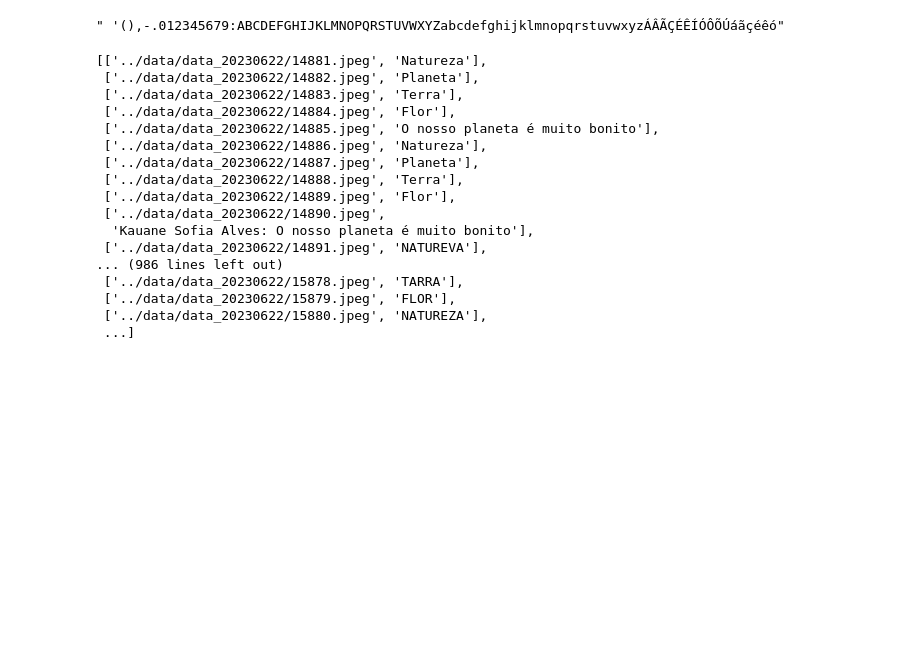
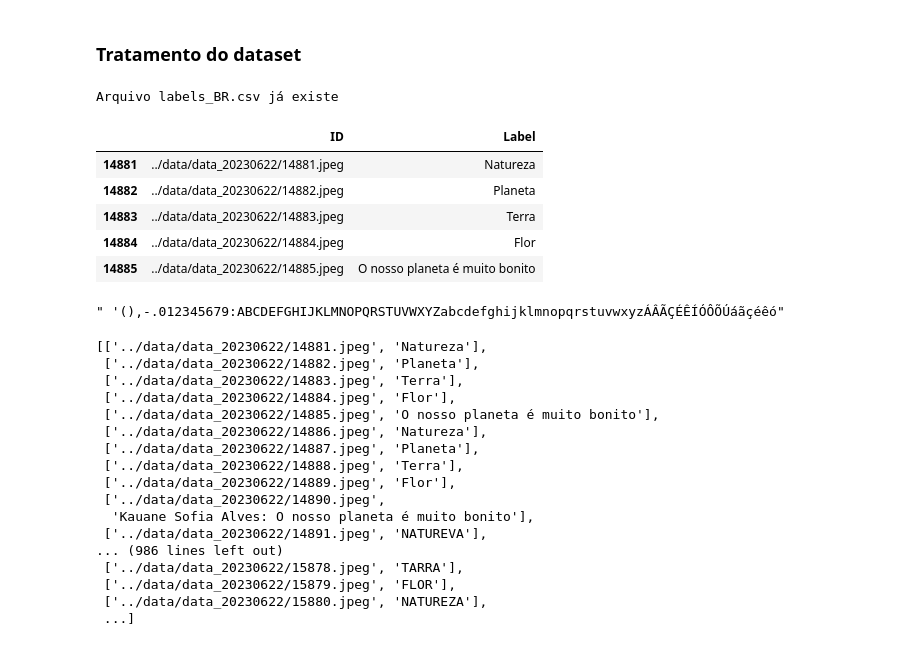
Before and after one commit to lucass235/Transcricao_de_Caligrafia, a Jupyter notebook: manuscrito_alunos/train.ipynb, the cells around one changed output. Cells and saved outputs as stored; diff of their text form; code cells hidden in the pictures; blank space fills up the shorter version.

```diff
--- a/manuscrito_alunos/train.ipynb
+++ b/manuscrito_alunos/train.ipynb
@@ -33,0 +47,3 @@ from handwriting_recognition_torch.configs import ModelConfigs
+# %%
+df = df[df['UserRole'] == 'PARTICIPANTBR']
+df.head()
@@ -34,3 +57,33 @@ from handwriting_recognition_torch.configs import ModelConfigs
+# %% [markdown]
+### Tratamento do dataset
+# %%
+# criar um novo dataframe com as colunas id e label
+df = df[['ID', 'Label']]
+# %%
+# transformar a coluna id em string
+df['ID'] = df['ID'].astype(str)
+# %%
+# adicionar uma string '../data/data_20230622/' no início da coluna id
+df['ID'] = '../data/data_20230622/' + df['ID'] + '.jpeg'
+# %%
+# Salvar novo dataframe em um arquivo csv
+name_path = 'labels_BR.csv'
+if not os.path.exists(name_path):
+    df.to_csv(name_path, index=False)
+    print(f'Arquivo {name_path} criado com sucesso!')
+else :
+    print(f'Arquivo {name_path} já existe')
+# %% [output]
+Arquivo labels_BR.csv já existe
+# %%
+df.head()
+# %% [output]
+|  | ID | Label |
+| 14881 | ../data/data_20230622/14881.jpeg | Natureza |
+| 14882 | ../data/data_20230622/14882.jpeg | Planeta |
+| 14883 | ../data/data_20230622/14883.jpeg | Terra |
+| 14884 | ../data/data_20230622/14884.jpeg | Flor |
+| 14885 | ../data/data_20230622/14885.jpeg | O nosso planeta é muito bonito |
 # %%
 df = pd.read_csv('labels_BR.csv')
 # %%
```
Also changed, not shown: parts of 7 cells of this notebook, 5 other files.
